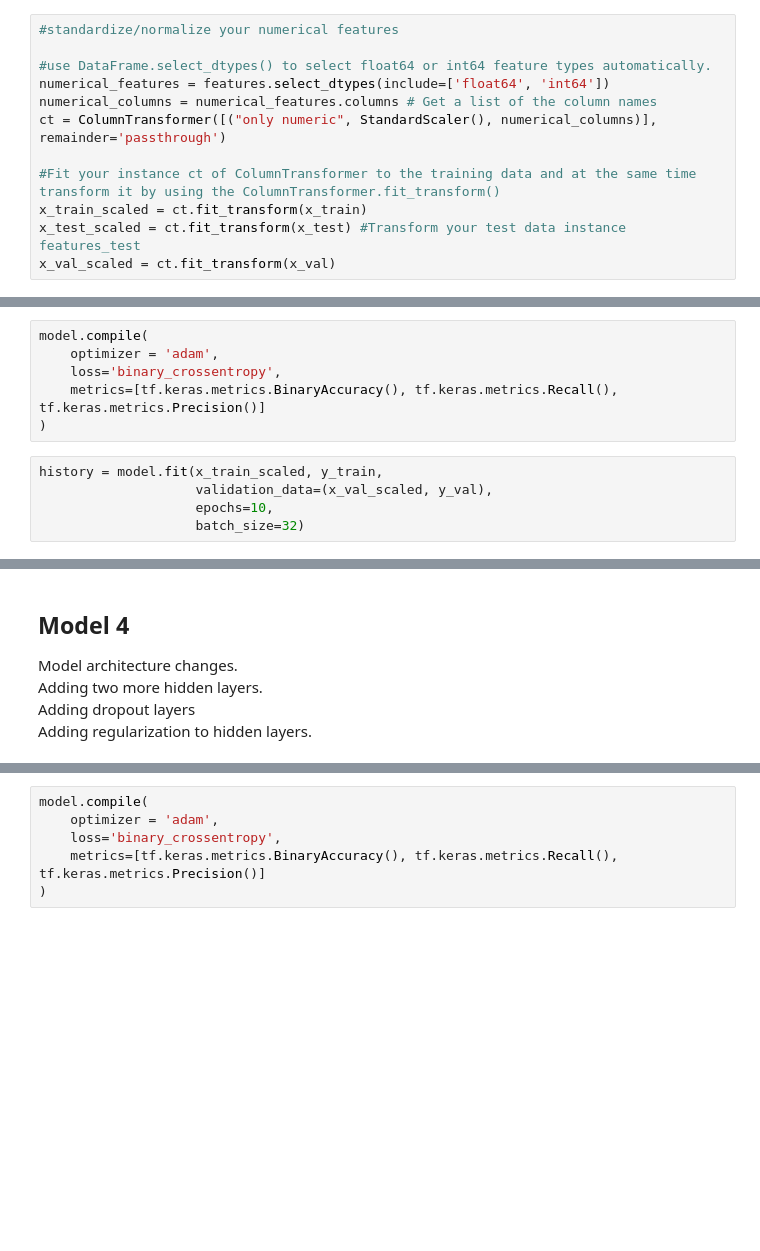
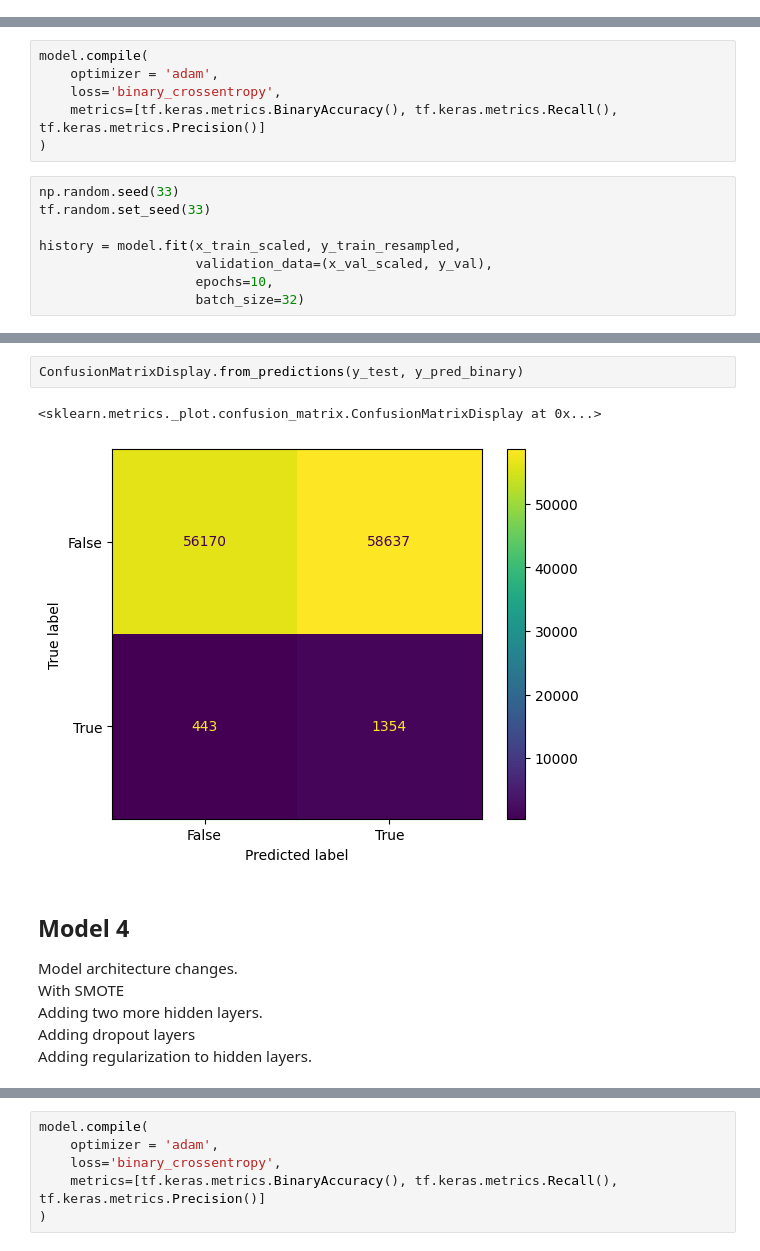
Before and after one commit to BrianBlancato/6050-Credit-Card-Fraud, a Jupyter notebook: Model_V2.ipynb, the cells around one changed output, grey strips where cells are left out. Cells and saved outputs as stored; diff of their text form; blank space fills up the shorter version.

```diff
--- a/Model_V2.ipynb
+++ b/Model_V2.ipynb
@@ -365,13 +399 @@ Using precision as a metric and no SMOTE since it did not improve
-# %%
-#standardize/normalize your numerical features
-
-#use DataFrame.select_dtypes() to select float64 or int64 feature types automatically.
-numerical_features = features.select_dtypes(include=['float64', 'int64'])
-numerical_columns = numerical_features.columns # Get a list of the column names
-ct = ColumnTransformer([("only numeric", StandardScaler(), numerical_columns)], remainder='passthrough')
-
-#Fit your instance ct of ColumnTransformer to the training data and at the same time transform it by using the ColumnTransformer.fit_transform()
-x_train_scaled = ct.fit_transform(x_train)
-x_test_scaled = ct.fit_transform(x_test) #Transform your test data instance features_test
-x_val_scaled = ct.fit_transform(x_val)
 # %%
@@ -387,7 +412,10 @@ model.compile(
     metrics=[tf.keras.metrics.BinaryAccuracy(), tf.keras.metrics.Recall(), tf.keras.metrics.Precision()]
 )
 # %%
-history = model.fit(x_train_scaled, y_train,
+np.random.seed(33)
+tf.random.set_seed(33)
+
+history = model.fit(x_train_scaled, y_train_resampled,
                     validation_data=(x_val_scaled, y_val),
                     epochs=10,
                     batch_size=32)
@@ -460,6 +488,12 @@ Confusion Matrix:
+# %%
+ConfusionMatrixDisplay.from_predictions(y_test, y_pred_binary)
+# %% [output]
+<sklearn.metrics._plot.confusion_matrix.ConfusionMatrixDisplay at 0x...>
+[figure, added]
 # %% [markdown]
 ## Model 4
 Model architecture changes.
+With SMOTE
 Adding two more hidden layers.
 Adding dropout layers
 Adding regularization to hidden layers.
```
Also changed, not shown: parts of 28 cells of this notebook.
